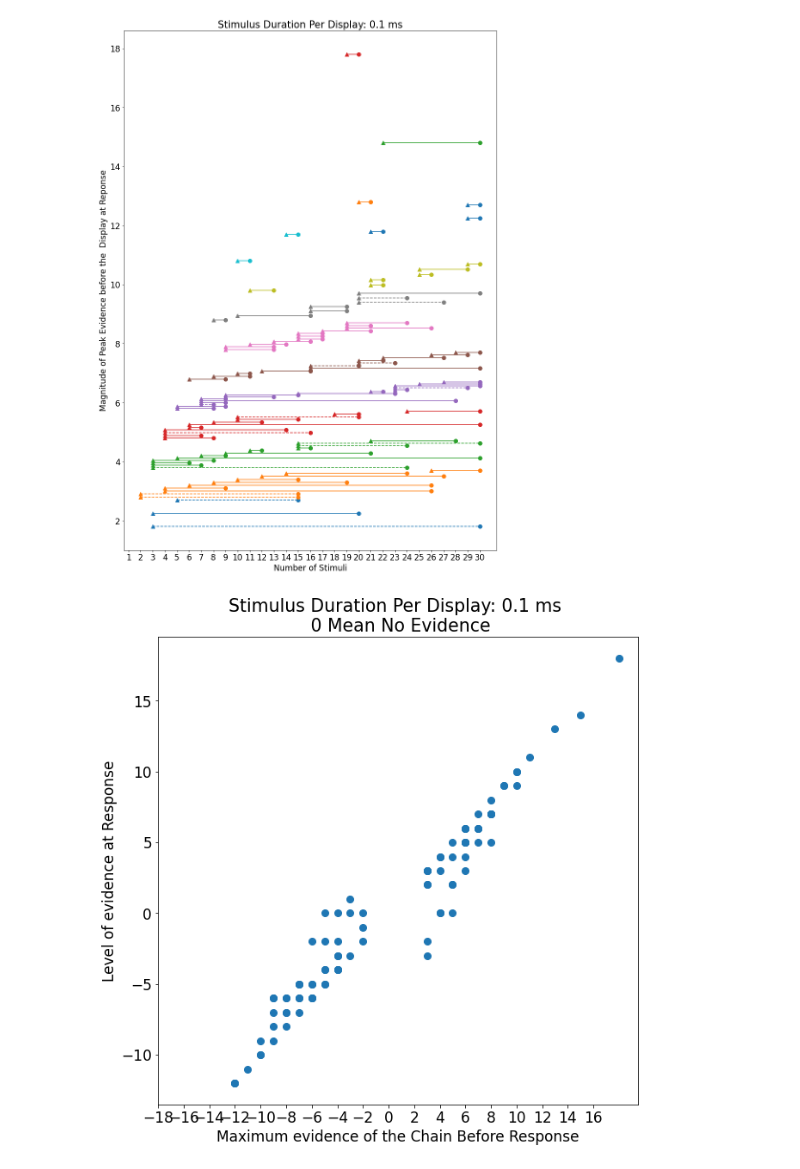
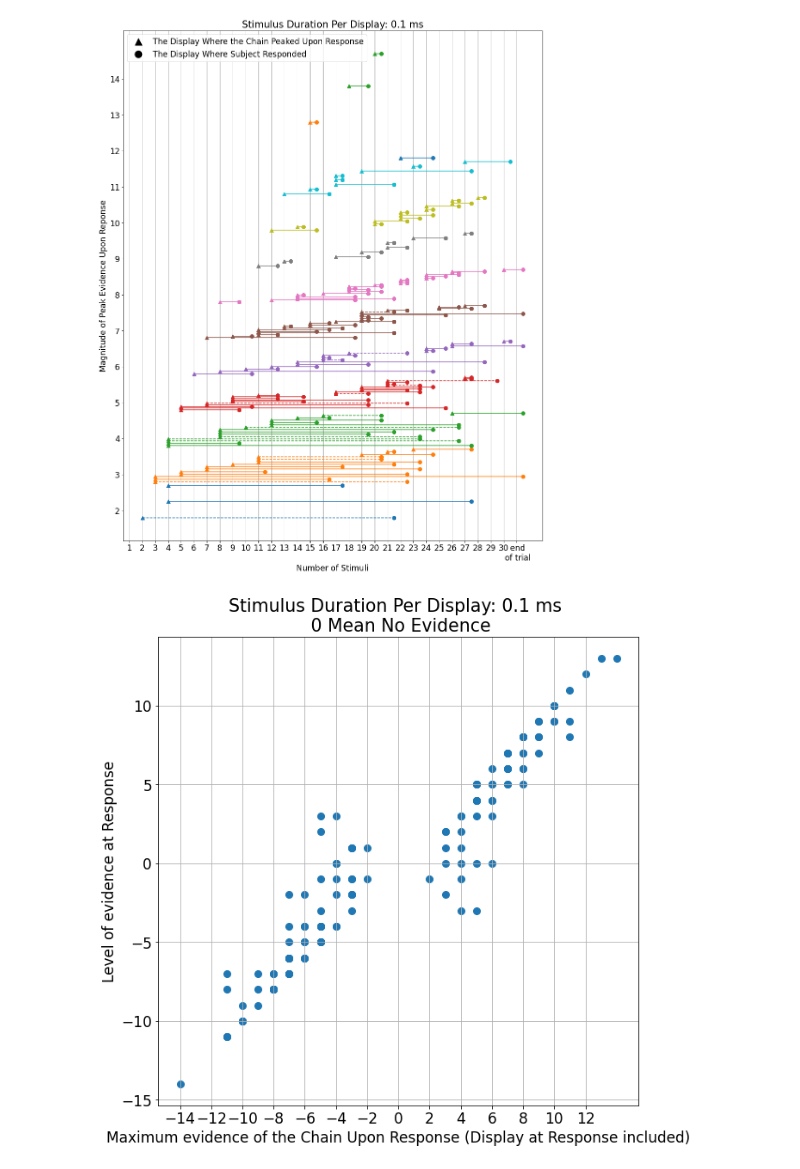
Before and after one commit to jennyqsun/evidence_chain, a Jupyter notebook: pilot_plots.ipynb, the cells around one changed output. Drawn from its saved outputs; the diff is of its cells as text; code cells hidden in the pictures.

```diff
--- a/pilot_plots.ipynb
+++ b/pilot_plots.ipynb
@@ -14,12 +14,13 @@ from os import listdir
 import matplotlib.pyplot as plt
 import pickle
 from notebook.services.config import ConfigManager
-
+import matplotlib.lines as mlines
+import seaborn as sns
 # configurate fonts
 plt.rcParams.update({'font.size': 17})
 
 # set up file
-onlyfile = [f for f in listdir('data') if (('111' in f) or ('111' in f)) and ('csv' in f)]
+onlyfile = [f for f in listdir('data') if (('888' in f) or ('888' in f)) and ('csv' in f)]
 onlyfile.sort()
 
 # concat all the csv files
@@ -102,7 +103,7 @@ def getDict(allData, dur=0.2):
     maxvalue = []   # value at the max evidenc
     boundary = []   # value upon stop
     for r in range(0,len(sequence_)):
-        s = sequence_[r][0:count_[r]+1-1]
+        s = sequence_[r][0:count_[r]+1]
         sequence_stop.append(s)
         c = np.cumsum(s)
         maxind.append(np.argmax(np.abs(c)))
@@ -166,10 +180,43 @@ def plot_max_boundary(d,dur):
     maxvalue = d['maxvalue']
     boundary = d['boundary']
     ax.scatter(maxvalue, boundary)
+    ax.grid(visible=True, axis = 'both')
     ax.set_xticks(np.arange(-max(np.abs(maxvalue)), max(np.abs(maxvalue)),2))
-    ax.set_xlabel('Maximum evidence of the Chain Before Response')
+    ax.set_xlabel('Maximum evidence of the Chain Upon Response (Display at Response included)')
     ax.set_ylabel('Level of evidence at Response')
     plt.title('Stimulus Duration Per Display: %s ms \n 0 Mean No Evidence'%dur )
+# %%
+def plot_hist(d,dur,step):
+    fig,ax = plt.subplots(step,2, figsize=(10,15))
+
+
+    bound = np.zeros((len(d['key_']),step))
+
+    trial_count= 0
+    for cs in d['cumsum_stop']:
+        bound[trial_count,:] = cs[-step:]
+        trial_count +=1
+
+    X = bound[d['key_']==0,:]
+    O = bound[d['key_'] ==1,:]
+
+    xmax = max(np.max(-X),np.max(O))
+    xmin = min(np.min(O), -np.max(X))
+    lag = [1,2,3,4]
+    for l in lag:
+        sns.histplot(-X[:,-l],discrete=True, ax = ax[l-1][0],color = 'blue')
+        sns.histplot(O[:,-l],discrete=True, ax = ax[l-1][1],color = 'red')
+        if l == 1:
+            ax[l-1][0].set_title('Boundary at Response')
+        else:
+            ax[l-1][0].set_title('%s Step Back before Response'% (l-1))
+        ax[l-1][0].set_xlabel('Evidence Towards X')
+        ax[l-1][1].set_xlabel('Evidence Towards O')
+        ax[l-1][0].set_xlim(xmin,xmax)
+        ax[l-1][1].set_xlim(xmin,xmax)
+
+    fig.suptitle('Histogram of Boundary: %s ms'%dur)
+    fig.tight_layout()
 # %%
 for stim in stimDur:
     print(stim)
@@ -180,8 +228,9 @@ for stim in stimDur:
 # %%
 for stim in stimDur:
     d,dur = getDict(allData,dur=stim)
     plot_sorted(d,dur)
     plot_max_boundary(d,dur)
+    plot_hist(d,dur,step=4)
 # %% [output]
-[figure, old version]
+[figure, new version]
-[figure, old version]
+[figure, new version]
```
Also changed, not shown: parts of 4 cells of this notebook.
